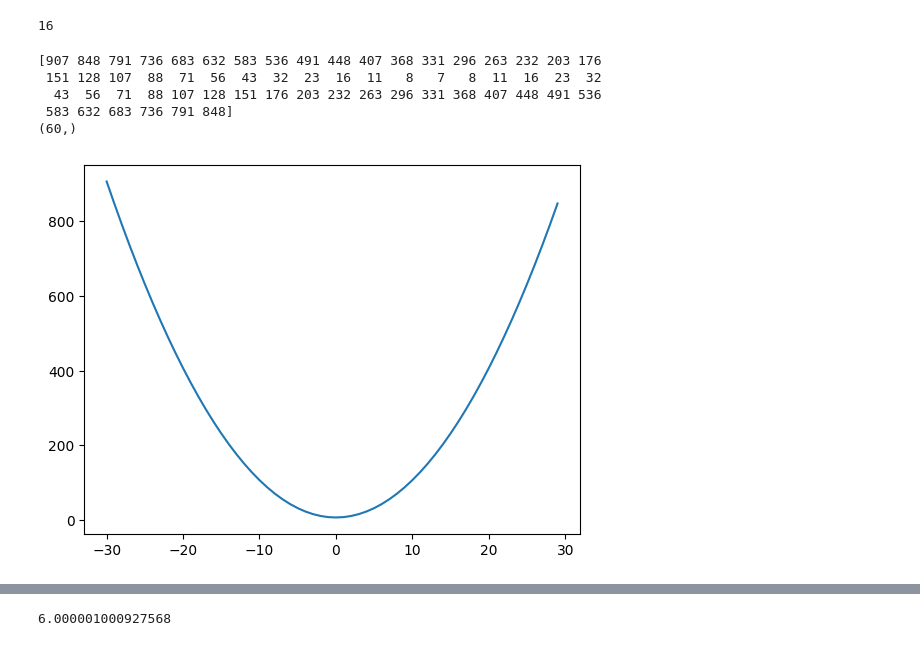
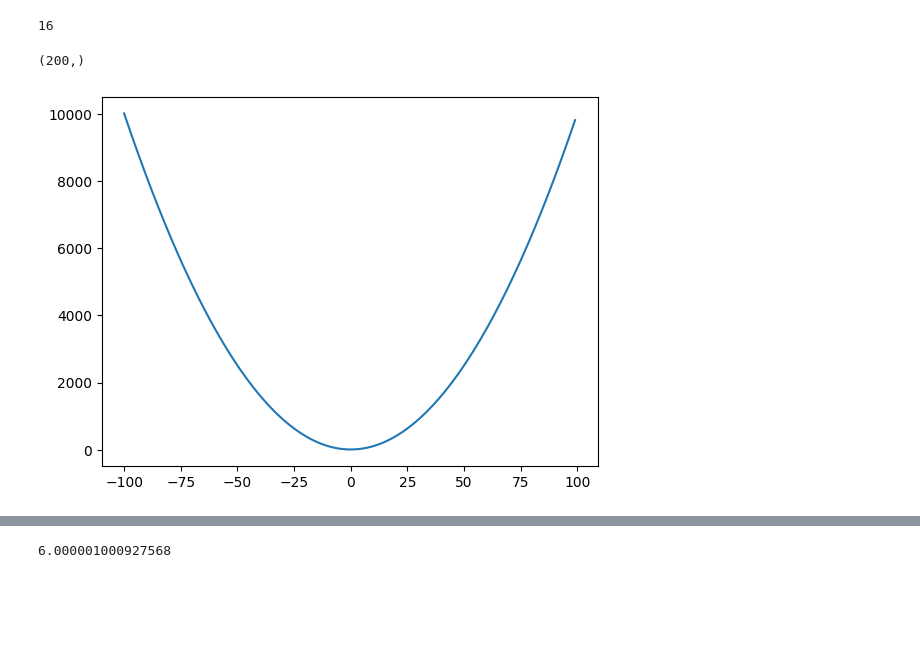
Before and after one commit to RajManish8340/micro-gradient-descent, a Jupyter notebook: gradient_descent.ipynb, the cells around one changed output, grey strips where cells are left out. Saved outputs shown, nothing was run; the diff lists cells and outputs as text; code cells hidden in the pictures; blank space fills up the shorter version.

```diff
--- a/gradient_descent.ipynb
+++ b/gradient_descent.ipynb
@@ -14,17 +14,12 @@ f(3)
 # %% [output]
 16
 # %%
-xs = np.arange(-30, 30, 1)
+xs = np.arange(-100, 100, 1)
 ys = f(xs)
-print(ys)
 print(ys.shape)
 
 plt.plot(xs, ys)
 plt.show()
 # %% [output]
-[907 848 791 736 683 632 583 536 491 448 407 368 331 296 263 232 203 176
- 151 128 107  88  71  56  43  32  23  16  11   8   7   8  11  16  23  32
-  43  56  71  88 107 128 151 176 203 232 263 296 331 368 407 448 491 536
- 583 632 683 736 791 848]
-(60,)
+(200,)
-[figure, old version]
+[figure, new version]
```
Also changed, not shown: parts of 14 cells of this notebook.
